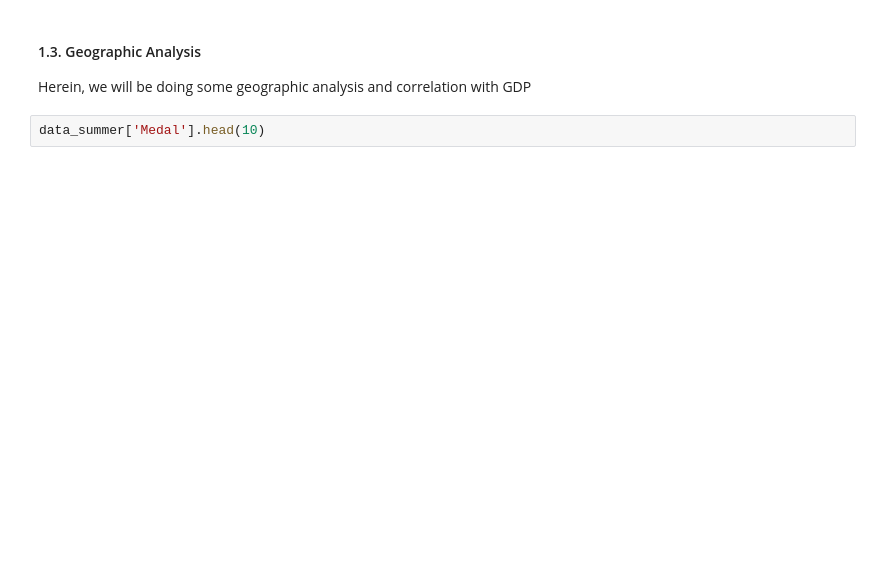
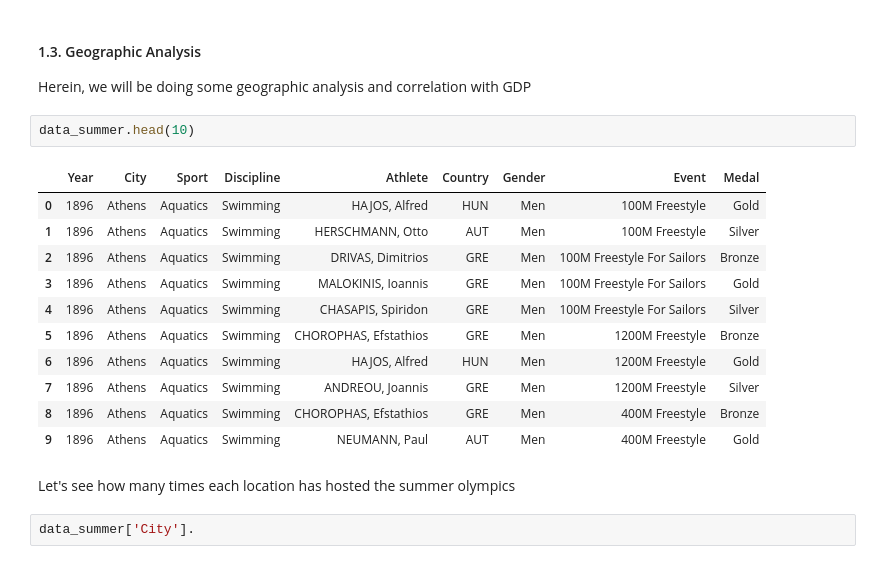
Before and after one commit to victorcruz90/Olympic-medals-analysis, a Jupyter notebook: Initial_data_understanding.ipynb, the cells around one changed output. Cells and saved outputs as stored; diff of their text form; blank space fills up the shorter version.

```diff
--- a/Initial_data_understanding.ipynb
+++ b/Initial_data_understanding.ipynb
@@ -152,4 +215,20 @@ The first modern olympic games there were no women's competition. However, it is
 
 Herein, we will be doing some geographic analysis and correlation with GDP
 # %%
-data_summer['Medal'].head(10)
+data_summer.head(10)
+# %% [output]
+|  | Year | City | Sport | Discipline | Athlete | Country | Gender | Event | Medal |
+| 0 | 1896 | Athens | Aquatics | Swimming | HAJOS, Alfred | HUN | Men | 100M Freestyle | Gold |
+| 1 | 1896 | Athens | Aquatics | Swimming | HERSCHMANN, Otto | AUT | Men | 100M Freestyle | Silver |
+| 2 | 1896 | Athens | Aquatics | Swimming | DRIVAS, Dimitrios | GRE | Men | 100M Freestyle For Sailors | Bronze |
+| 3 | 1896 | Athens | Aquatics | Swimming | MALOKINIS, Ioannis | GRE | Men | 100M Freestyle For Sailors | Gold |
+| 4 | 1896 | Athens | Aquatics | Swimming | CHASAPIS, Spiridon | GRE | Men | 100M Freestyle For Sailors | Silver |
+| 5 | 1896 | Athens | Aquatics | Swimming | CHOROPHAS, Efstathios | GRE | Men | 1200M Freestyle | Bronze |
+| 6 | 1896 | Athens | Aquatics | Swimming | HAJOS, Alfred | HUN | Men | 1200M Freestyle | Gold |
+| 7 | 1896 | Athens | Aquatics | Swimming | ANDREOU, Joannis | GRE | Men | 1200M Freestyle | Silver |
+| 8 | 1896 | Athens | Aquatics | Swimming | CHOROPHAS, Efstathios | GRE | Men | 400M Freestyle | Bronze |
+| 9 | 1896 | Athens | Aquatics | Swimming | NEUMANN, Paul | AUT | Men | 400M Freestyle | Gold |
+# %% [markdown]
+Let's see how many times each location has hosted the summer olympics
+# %%
+data_summer['City'].
```
Also changed, not shown: parts of 16 cells of this notebook.
